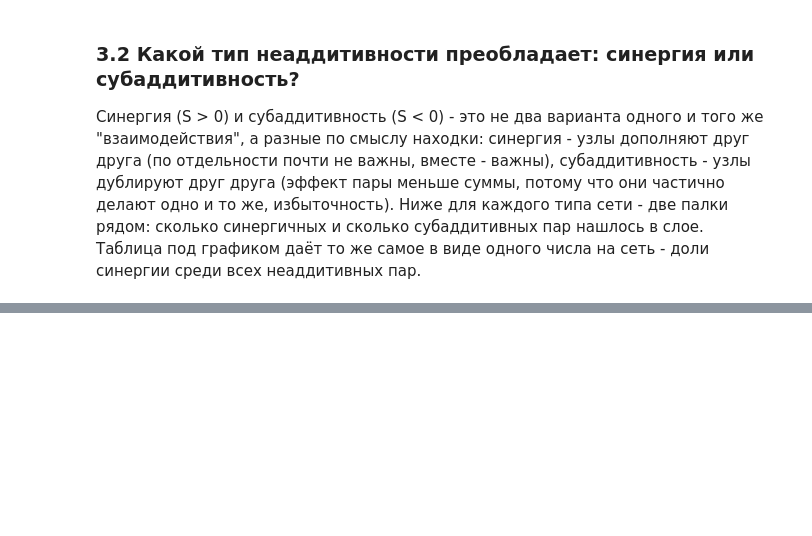
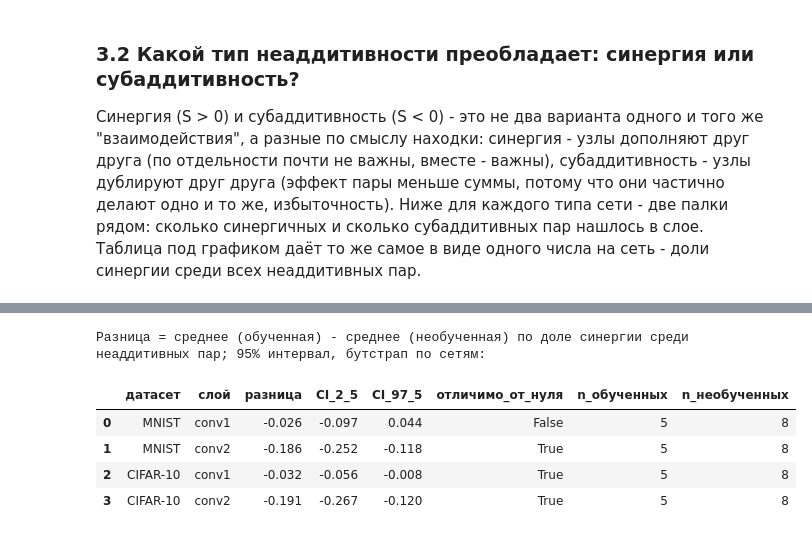
Before and after one commit to LenyOstrich/tiny_cnn_experiment, a Jupyter notebook: experiment_untrained_control.ipynb, the cells around one changed output, grey strips where cells are left out. Drawn from its saved outputs; the diff is of its cells as text; code cells hidden in the pictures; blank space fills up the shorter version.

```diff
--- a/experiment_untrained_control.ipynb
+++ b/experiment_untrained_control.ipynb
@@ -449,0 +498,22 @@ display(tbl.rename_axis(index={'dataset': 'датасет', 'net_type': 'тип
+# %%
+per_net['synergy_share'] = per_net['n_syn'] / (per_net['n_syn'] + per_net['n_sub'])
+
+ci_rows = []
+for ds in DATASETS:
+    for layer in LAYERS_PAIR:
+        sub = per_net[(per_net.dataset == ds) & (per_net.layer == layer)]
+        t = sub[sub.net_type == 'обученная']['synergy_share']
+        u = sub[sub.net_type == 'необученная']['synergy_share']
+        pt, lo, hi = cluster_boot_diff(t, u)
+        ci_rows.append(dict(датасет=ds, слой=layer, разница=round(pt, 3), CI_2_5=round(lo, 3), CI_97_5=round(hi, 3),
+                             отличимо_от_нуля=bool(lo > 0 or hi < 0), n_обученных=len(t), n_необученных=len(u)))
+CI_SYNSHARE = pd.DataFrame(ci_rows)
+print('Разница = среднее (обученная) - среднее (необученная) по доле синергии среди неаддитивных пар; 95% интервал, бутстрап по сетям:')
+display(CI_SYNSHARE)
+# %% [output]
+Разница = среднее (обученная) - среднее (необученная) по доле синергии среди неаддитивных пар; 95% интервал, бутстрап по сетям:
+|  | датасет | слой | разница | CI_2_5 | CI_97_5 | отличимо_от_нуля | n_обученных | n_необученных |
+| 0 | MNIST | conv1 | -0.026 | -0.097 | 0.044 | False | 5 | 8 |
+| 1 | MNIST | conv2 | -0.186 | -0.252 | -0.118 | True | 5 | 8 |
+| 2 | CIFAR-10 | conv1 | -0.032 | -0.056 | -0.008 | True | 5 | 8 |
+| 3 | CIFAR-10 | conv2 | -0.191 | -0.267 | -0.120 | True | 5 | 8 |
```
Also changed, not shown: parts of 9 cells of this notebook, 14 other files.
